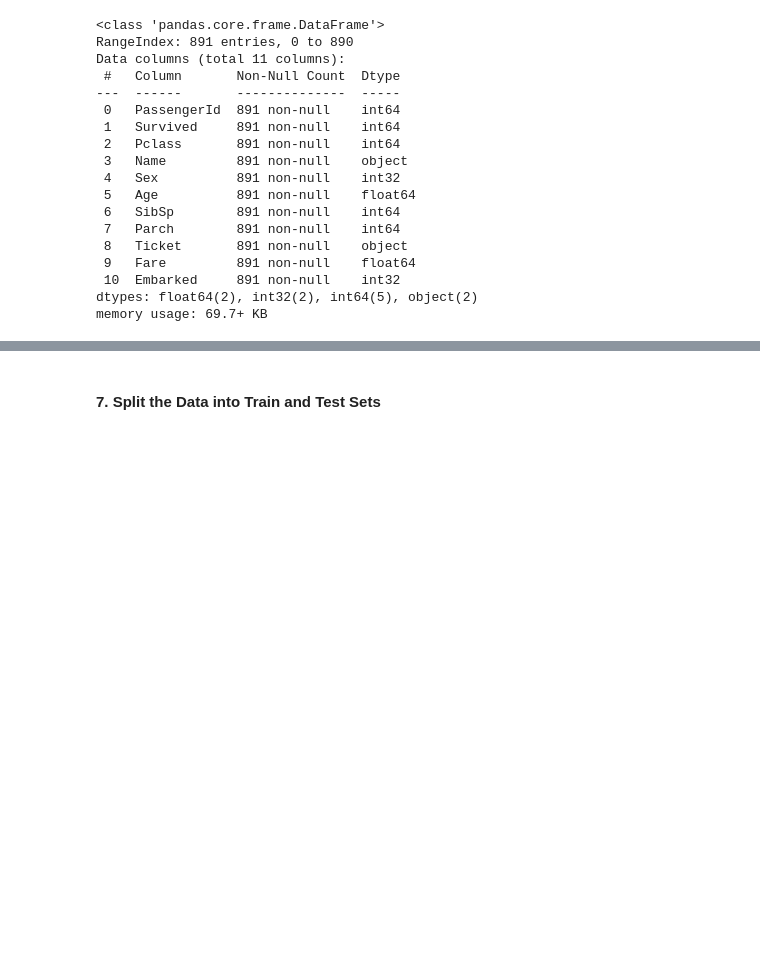
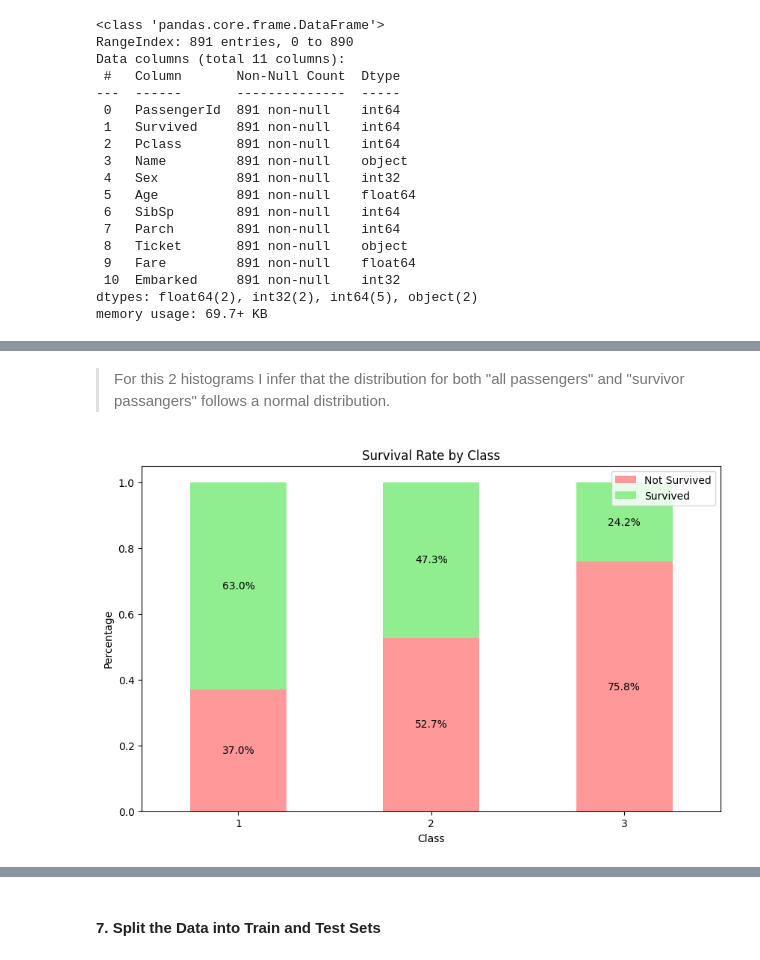
Before and after one commit to CarlosMEbratt/Titanic---Machine-Learning-from-Disaster, a Jupyter notebook: titanic.ipynb, the cells around one changed output, grey strips where cells are left out. Saved outputs shown, nothing was run; the diff lists cells and outputs as text; code cells hidden in the pictures; blank space fills up the shorter version.

```diff
--- a/titanic.ipynb
+++ b/titanic.ipynb
@@ -352,0 +387,24 @@ memory usage: 69.7+ KB
+# %% [markdown]
+> For this 2 histograms I infer that the distribution for both "all passengers" and "survivor passangers" follows a normal distribution.
+# %%
+#Stacked barplot by class and survival
+
+# Grouping by class and survival
+class_survived = df.groupby('Pclass')['Survived'].value_counts(normalize=True).unstack()
+ax = class_survived.plot(kind='bar', stacked=True, color=['#ff9999','lightgreen'], figsize=(10, 6))
+
+# Insert percentage value in each bar
+for p in ax.patches:
+    width = p.get_width()
+    height = p.get_height()
+    x, y = p.get_xy()
+    ax.annotate(f'{height:.1%}', (x + width/2, y + height/2), ha='center', va='center')
+
+plt.title('Survival Rate by Class')
+plt.xlabel('Class')
+plt.ylabel('Percentage')
+plt.xticks(rotation=0)
+plt.legend(['Not Survived', 'Survived'])
+plt.show()
+# %% [output]
+[figure, added]
```
Also changed, not shown: parts of 22 cells of this notebook.
